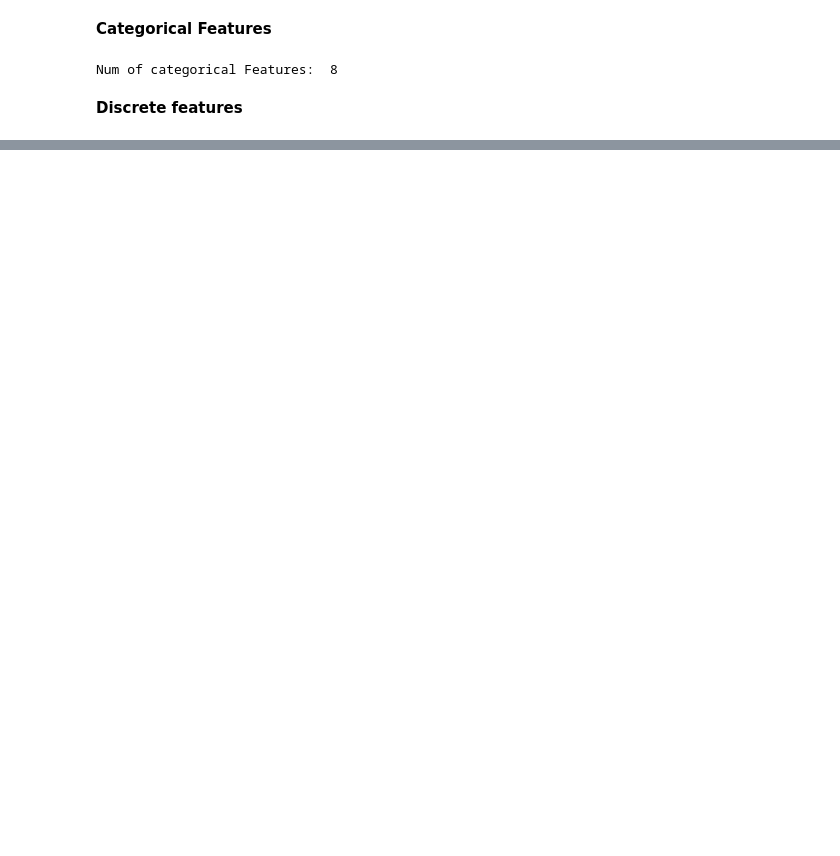
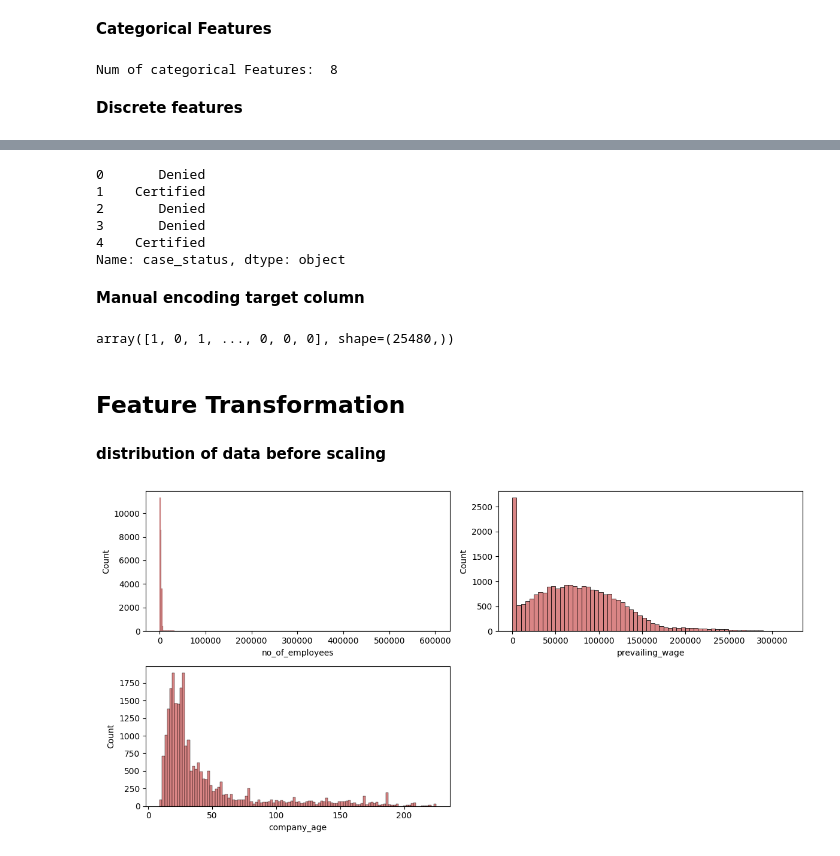
Before and after one commit to sandhyareddy451/us_visa, a Jupyter notebook: notebook/feature_engineering.ipynb, the cells around one changed output, grey strips where cells are left out. Drawn from its saved outputs; the diff is of its cells as text; code cells hidden in the pictures; blank space fills up the shorter version.

```diff
--- a/notebook/feature_engineering.ipynb
+++ b/notebook/feature_engineering.ipynb
@@ -134,0 +149,2 @@ Num of categorical Features:  8
+# %%
+X = df.drop('case_status', axis=1)
@@ -134,0 +153,11 @@ Num of categorical Features:  8
+# %%
+y.head()
+# %% [output]
+0       Denied
+1    Certified
+2       Denied
+3       Denied
+4    Certified
+Name: case_status, dtype: object
+# %% [markdown]
+**Manual encoding target column**
@@ -134,0 +168,17 @@ Num of categorical Features:  8
+# %%
+y
+# %% [output]
+array([1, 0, 1, ..., 0, 0, 0], shape=(25480,))
+# %% [markdown]
+## Feature Transformation
+
+#### distribution of data before scaling
+# %%
+plt.figure(figsize=(12, 6))
+for i, col in enumerate(['no_of_employees','prevailing_wage','company_age']):
+    plt.subplot(2, 2, i+1)
+    sns.histplot(x=X[col], color='indianred')
+    plt.xlabel(col)
+    plt.tight_layout()
+# %% [output]
+[figure, added]
```
Also changed, not shown: parts of 13 cells of this notebook, 5 other files.
